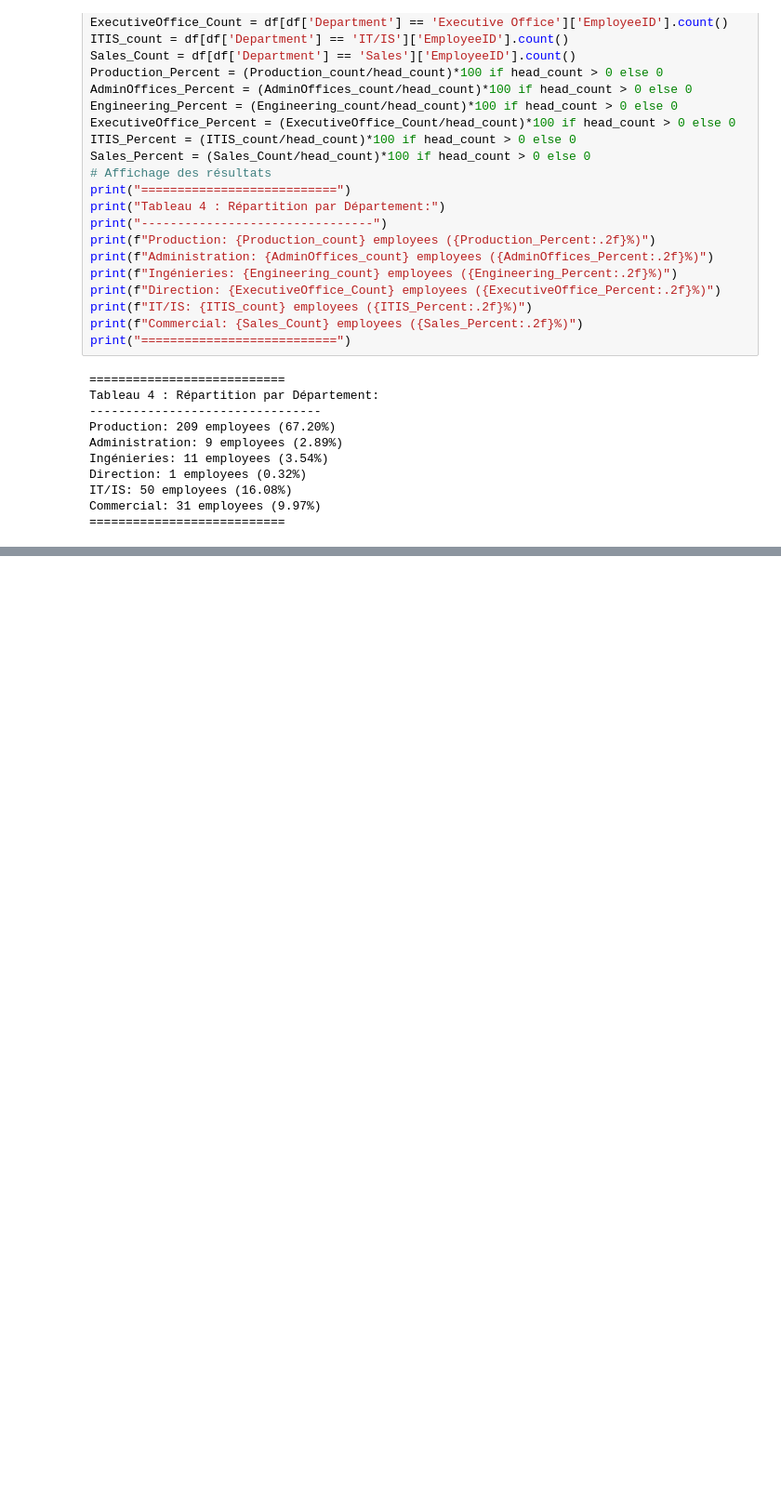
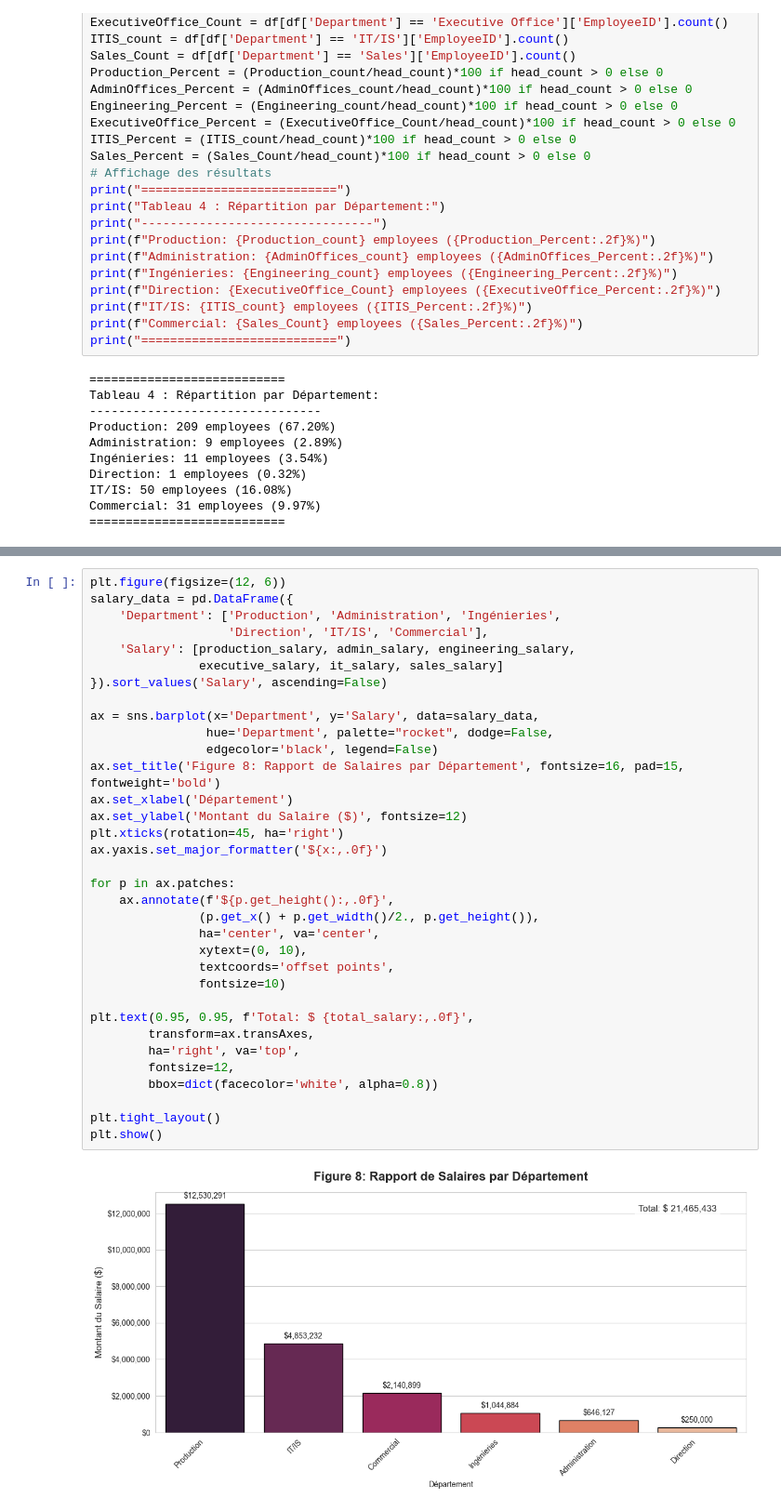
Before and after one commit to AbdelmoughitASSAL/HR_Dashboard_06_18, a Jupyter notebook: HR-PYTHON.ipynb, the cells around one changed output, grey strips where cells are left out. Shown at 93% size. Saved outputs shown, nothing was run; the diff lists cells and outputs as text; blank space fills up the shorter version.

```diff
--- a/HR-PYTHON.ipynb
+++ b/HR-PYTHON.ipynb
@@ -281,0 +521,36 @@ Commercial: 31 employees (9.97%)
+# %%
+plt.figure(figsize=(12, 6))
+salary_data = pd.DataFrame({
+    'Department': ['Production', 'Administration', 'Ingénieries',
+                   'Direction', 'IT/IS', 'Commercial'],
+    'Salary': [production_salary, admin_salary, engineering_salary,
+               executive_salary, it_salary, sales_salary]
+}).sort_values('Salary', ascending=False)
+
+ax = sns.barplot(x='Department', y='Salary', data=salary_data,
+                hue='Department', palette="rocket", dodge=False,
+                edgecolor='black', legend=False)
+ax.set_title('Figure 8: Rapport de Salaires par Département', fontsize=16, pad=15, fontweight='bold')
+ax.set_xlabel('Département')
+ax.set_ylabel('Montant du Salaire ($)', fontsize=12)
+plt.xticks(rotation=45, ha='right')
+ax.yaxis.set_major_formatter('${x:,.0f}')
+
+for p in ax.patches:
+    ax.annotate(f'${p.get_height():,.0f}',
+               (p.get_x() + p.get_width()/2., p.get_height()),
+               ha='center', va='center',
+               xytext=(0, 10),
+               textcoords='offset points',
+               fontsize=10)
+
+plt.text(0.95, 0.95, f'Total: $ {total_salary:,.0f}',
+        transform=ax.transAxes,
+        ha='right', va='top',
+        fontsize=12,
+        bbox=dict(facecolor='white', alpha=0.8))
+
+plt.tight_layout()
+plt.show()
+# %% [output]
+[figure, added]
```
Also changed, not shown: parts of 18 cells of this notebook.
